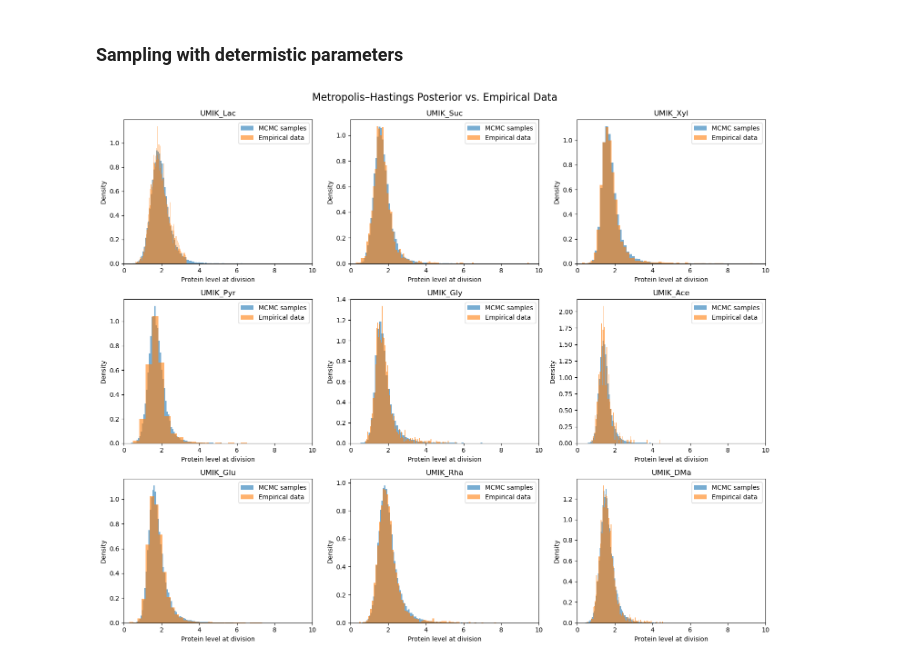
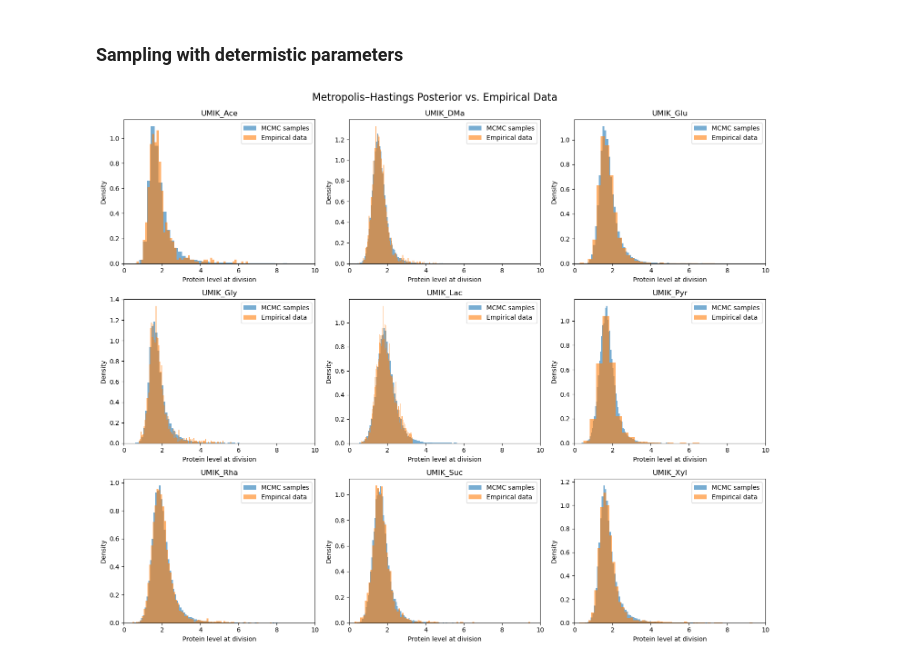
Before and after one commit to Vladi700/PoD_microbial_growth, a Jupyter notebook: survival_function_fit.ipynb, the cells around one changed output. Saved outputs shown, nothing was run; the diff lists cells and outputs as text; code cells hidden in the pictures.

```diff
--- a/survival_function_fit.ipynb
+++ b/survival_function_fit.ipynb
@@ -277,0 +290,22 @@ Text(0.5, 1.0, 'Scatter Plot of Fitting Parameters T - k')
+# %%
+# Define the data
+data = [
+    ["Ace", 1.08, 5.44, 0.78, 0.50, 0.03, 0.17, 0.05],
+    ["DMa", 1.07, 2.96, 1.85, 0.52, 0.03, 0.32, 0.08],
+    ["Glu", 1.23, 2.79, 1.66, 0.57, 0.04, 0.54, 0.15],
+    ["Gly", 1.39, 3.99, 1.37, 0.55, 0.04, 0.35, 0.08],
+    ["Lac", 1.74, 1.74, 1.33, 0.60, 0.04, 0.50, 0.13],
+    ["Pyr", 1.26, 3.43, 1.50, 0.52, 0.04, 0.37, 0.12],
+    ["Rha", 1.57, 5.08, 1.00, 0.54, 0.04, 0.26, 0.06],
+    ["Suc", 1.31, 3.32, 1.51, 0.51, 0.04, 0.29, 0.10],
+    ["Xyl", 1.28, 3.49, 1.17, 0.57, 0.04, 0.42, 0.09]
+]
+
+# Define the column names
+columns = ["Sugar", "u", "v", "omega2", "μ_f", "σ_f", "μ_α", "σ_α"]
+
+# Create the DataFrame
+mc_params = pd.DataFrame(data, columns=columns)
+
+# Display the DataFrame
+mc_params
@@ -278,2 +393,16 @@ Text(0.5, 1.0, 'Scatter Plot of Fitting Parameters T - k')
 # %% [markdown]
 # Hazard function from survial fit (DMa)
+# %%
+grid = hazards[2][1]
+h = hazards[2][2]
+survival = hazards[2][3]
+a = hazards[2][4]
+f = hazards[2][5]
+# %%
+popt, _ = curve_fit(generalized_logistic_survival, grid, survival, p0=[1, 1, 1])
+grid_fit = np.linspace(min(grid), max(grid), len(grid))
+
+#popt = np.array([1.07,2.96,1.85])
+survival_fit = generalized_logistic_survival(grid_fit, *popt)
+
+popt
@@ -325,30 +456,30 @@ def metropolis_hastings(unnorm_pdf, alpha, k, tau, n_samples=100000, proposal_wi
 # %%
 fig, axs = plt.subplots(3, 3, figsize=(15, 12))  # 3x3 grid
 axs = axs.flatten()  # flatten so we can index as a list
 
-for i in range(len(fittingParams['a'])):
-    alpha = fittingParams['a'][i]
-    k = fittingParams['k'][i]
-    tau = fittingParams['T'][i]
+for i in range(len(fittingParams['u'])):
+    alpha = fittingParams['omega2'][i]
+    k = fittingParams['v'][i]
+    tau = fittingParams['u'][i]
 
     samples = metropolis_hastings(protein_levels_at_division_pdf, alpha, k, tau)
     posterior_samples = samples
     empirical_protein_level = dfs[names[i]]["protein_level"].dropna()
 
     ax = axs[i]
     ax.hist(posterior_samples, bins=100, density=True, alpha=0.6, label="MCMC samples", color='C0')
     ax.hist(empirical_protein_level, bins=100, density=True, alpha=0.6, label="Empirical data", color='C1')
     ax.set_xlim(0, 10)
     ax.set_title(f"{names[i]}")
     ax.set_xlabel("Protein level at division")
     ax.set_ylabel("Density")
     ax.legend()
 
 plt.tight_layout()
 plt.suptitle("Metropolis–Hastings Posterior vs. Empirical Data", fontsize=16, y=1.02)
 plt.show()
 # %% [output]
-[figure, old version]
+[figure, new version]
 # %%
 empirical_protein_level = dfs["UMIK_Ace"]["protein_level"]
 empirical_protein_level = np.sort(empirical_protein_level)
```
Also changed, not shown: parts of 22 cells of this notebook.
